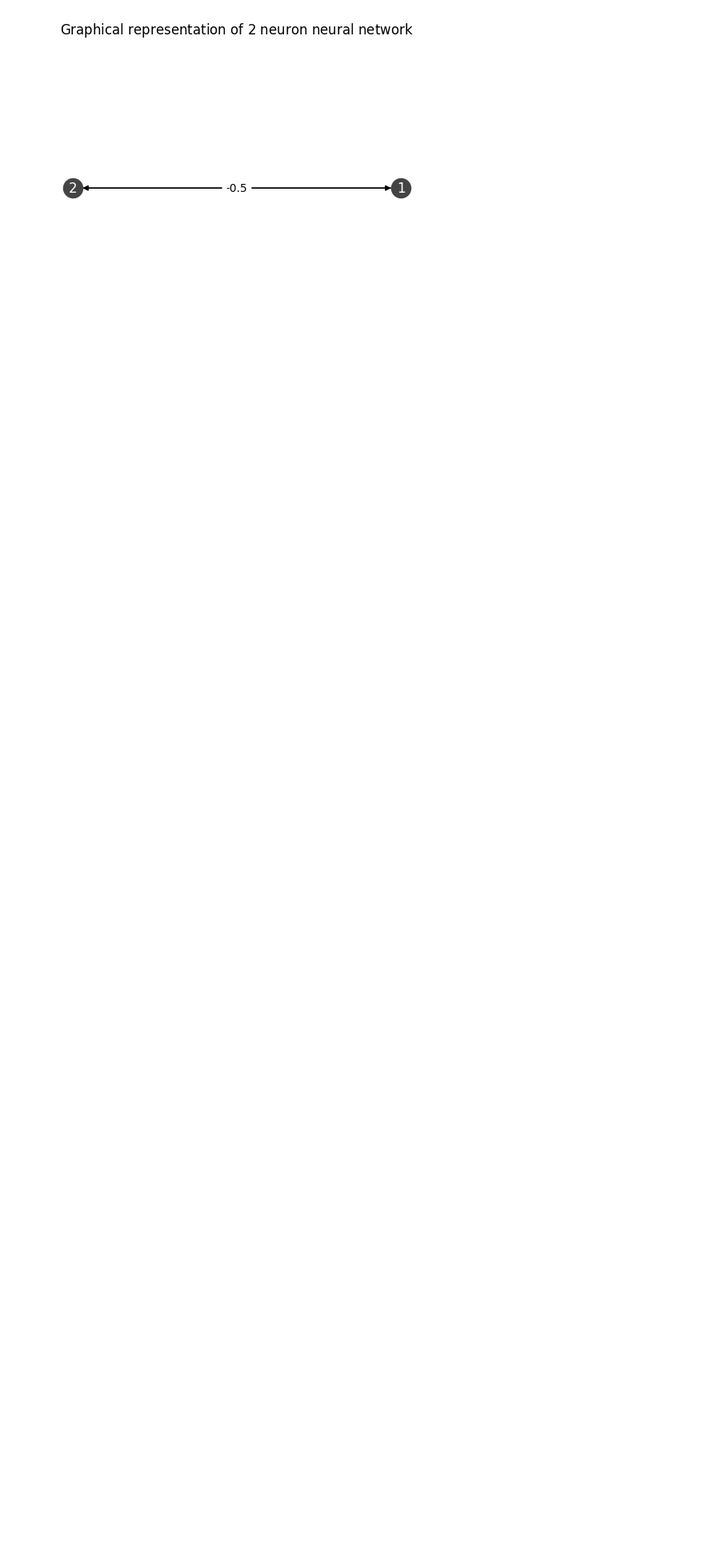
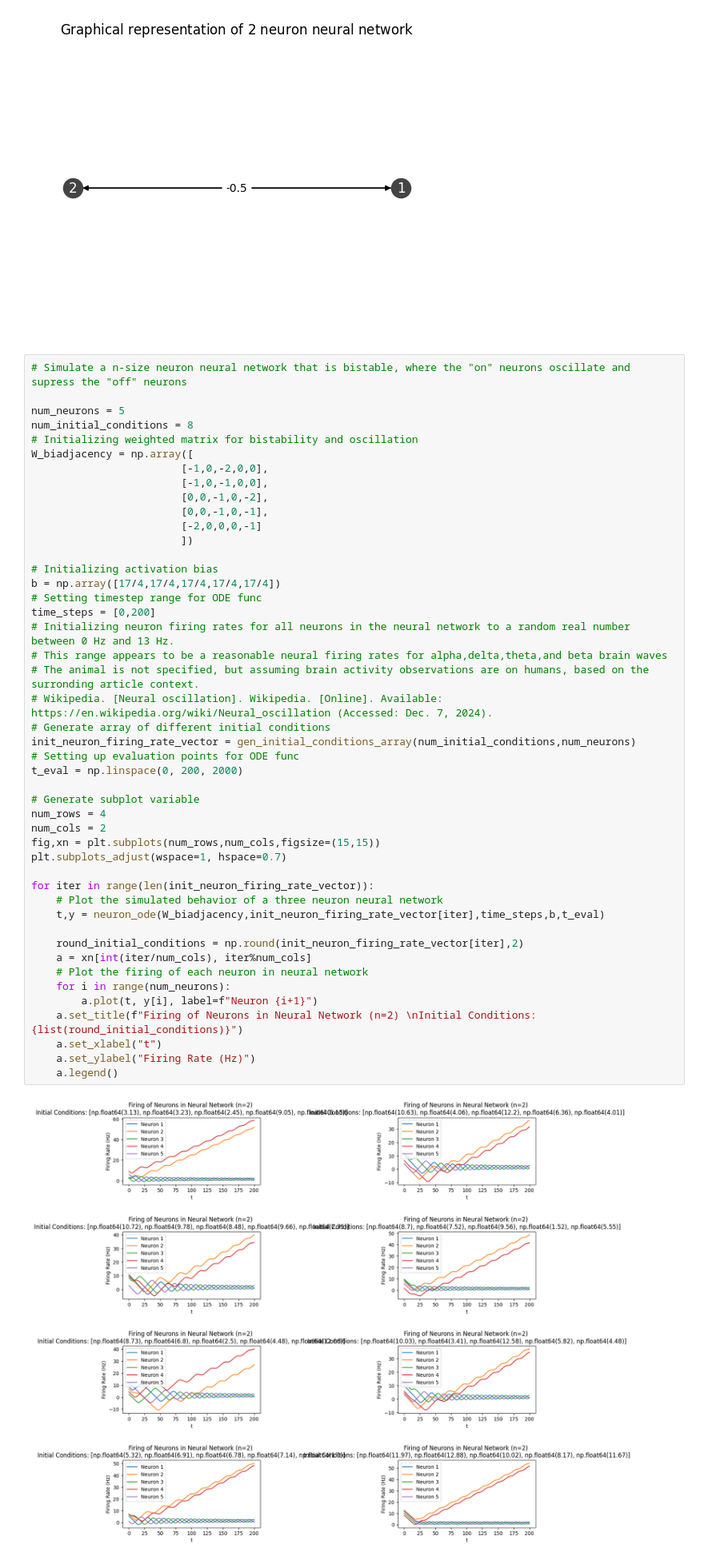
Before and after one commit to enriquea02/uw, a Jupyter notebook: eep502_analytical_methods_for_electrical_engineering/homework/final_diff_eqn_and_neural_networks_eantunano.ipynb, the cells around one changed output. Shown at 80% size. Saved outputs shown, nothing was run; the diff lists cells and outputs as text; blank space fills up the shorter version.

Commit message:
eep502 final part c has oscillatory+bistable behavior, but not sure yet

```diff
--- a/eep502_analytical_methods_for_electrical_engineering/homework/final_diff_eqn_and_neural_networks_eantunano.ipynb
+++ b/eep502_analytical_methods_for_electrical_engineering/homework/final_diff_eqn_and_neural_networks_eantunano.ipynb
@@ -373,6 +373,54 @@ ax.set_title("Graphical representation of $%d$ neuron neural network" % (2))
 draw_nn(G_stable,ax)
 # %% [output]
 [figure]
+# %%
+# Simulate a n-size neuron neural network that is bistable, where the "on" neurons oscillate and supress the "off" neurons
+
+num_neurons = 5
+num_initial_conditions = 8
+# Initializing weighted matrix for bistability and oscillation
+W_biadjacency = np.array([
+                        [-1,0,-2,0,0],
+                        [-1,0,-1,0,0],
+                        [0,0,-1,0,-2],
+                        [0,0,-1,0,-1],
+                        [-2,0,0,0,-1]
+                        ])
+
+# Initializing activation bias
+b = np.array([17/4,17/4,17/4,17/4,17/4])
+# Setting timestep range for ODE func
+time_steps = [0,200]
+# Initializing neuron firing rates for all neurons in the neural network to a random real number between 0 Hz and 13 Hz.
+# This range appears to be a reasonable neural firing rates for alpha,delta,theta,and beta brain waves
+# The animal is not specified, but assuming brain activity observations are on humans, based on the surronding article context.
+# Wikipedia. [Neural oscillation]. Wikipedia. [Online]. Available: https://en.wikipedia.org/wiki/Neural_oscillation (Accessed: Dec. 7, 2024).
+# Generate array of different initial conditions
+init_neuron_firing_rate_vector = gen_initial_conditions_array(num_initial_conditions,num_neurons)
+# Setting up evaluation points for ODE func
+t_eval = np.linspace(0, 200, 2000)
+
+# Generate subplot variable
+num_rows = 4
+num_cols = 2
+fig,xn = plt.subplots(num_rows,num_cols,figsize=(15,15))
+plt.subplots_adjust(wspace=1, hspace=0.7)
+
+for iter in range(len(init_neuron_firing_rate_vector)):
+    # Plot the simulated behavior of a three neuron neural network
+    t,y = neuron_ode(W_biadjacency,init_neuron_firing_rate_vector[iter],time_steps,b,t_eval)
+
+    round_initial_conditions = np.round(init_neuron_firing_rate_vector[iter],2)
+    a = xn[int(iter/num_cols), iter%num_cols]
+    # Plot the firing of each neuron in neural network
+    for i in range(num_neurons):
+        a.plot(t, y[i], label=f"Neuron {i+1}")
+    a.set_title(f"Firing of Neurons in Neural Network (n=2) \nInitial Conditions: {list(round_initial_conditions)}")
+    a.set_xlabel("t")
+    a.set_ylabel("Firing Rate (Hz)")
+    a.legend()
+# %% [output]
+[figure, added]
 # %%
 def gen_rand_weight(p_i,lower_bound_i,upper_bound_i):
     """Function takes in a value p which is between [0,1], compares it against a random number between [0,1] and outputs 1,-1, or 0 based on the comparison result
```
Also changed, not shown: parts of 8 cells of this notebook.
